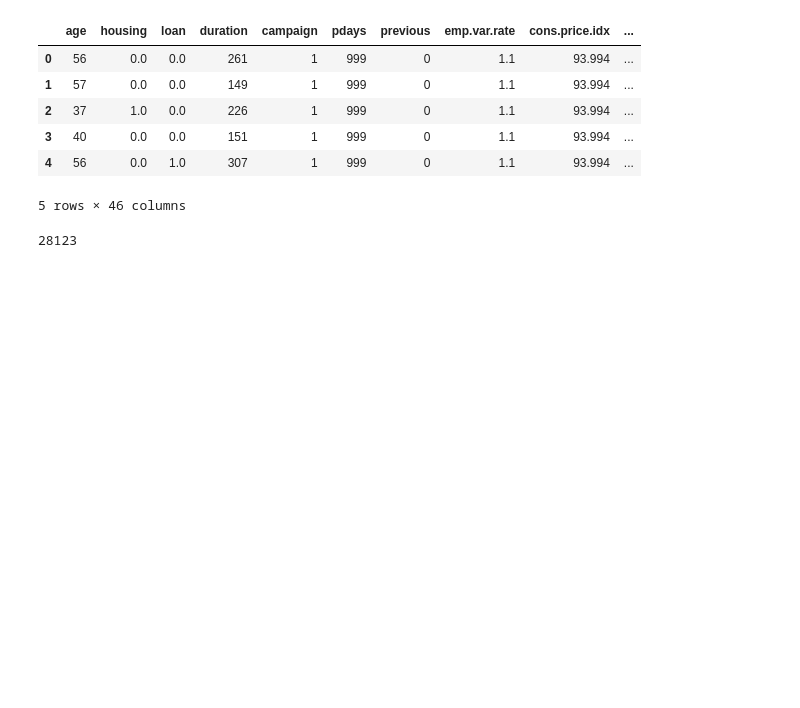
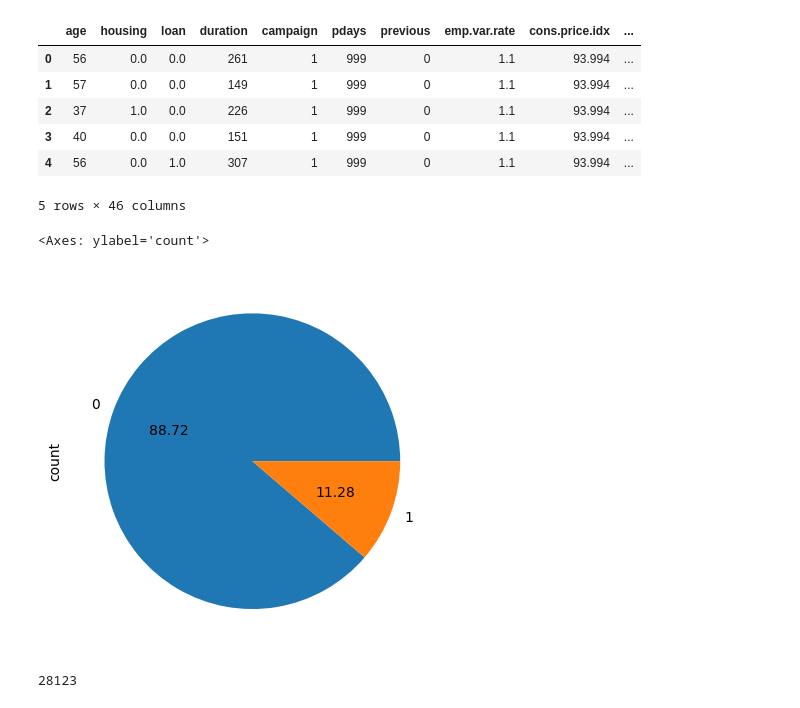
Before and after one commit to tejo30421/Bank-term-deposit, a Jupyter notebook: Draft.ipynb, the cells around one changed output. Drawn from its saved outputs; the diff is of its cells as text; code cells hidden in the pictures; blank space fills up the shorter version.

```diff
--- a/Draft.ipynb
+++ b/Draft.ipynb
@@ -397,6 +400,11 @@ btd3.head().replace({True: 1, False: 0})
 X = btd3.drop(['subscribe'],axis=1)
 y = btd3['subscribe']
 X_train, X_test, y_train, y_test = train_test_split(X,y,test_size=0.3, random_state=0)
+# %%
+y.value_counts().plot.pie(autopct='%.2f')
+# %% [output]
+<Axes: ylabel='count'>
+[figure, added]
 # %%
 len(X_train)
 # %% [output]
```
Also changed, not shown: parts of 33 cells of this notebook.
